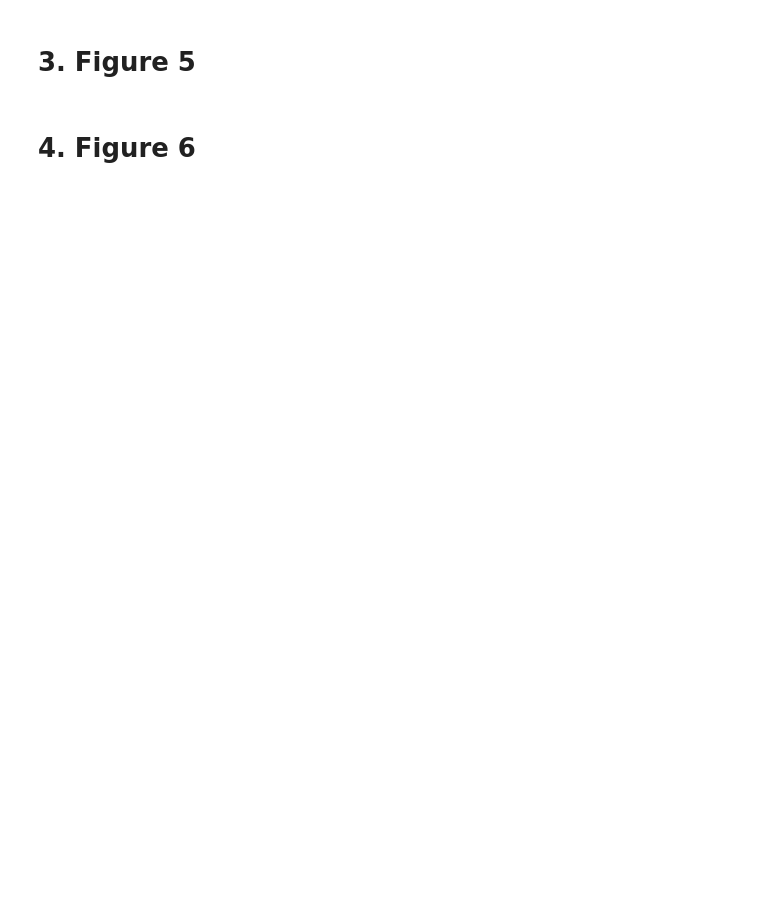
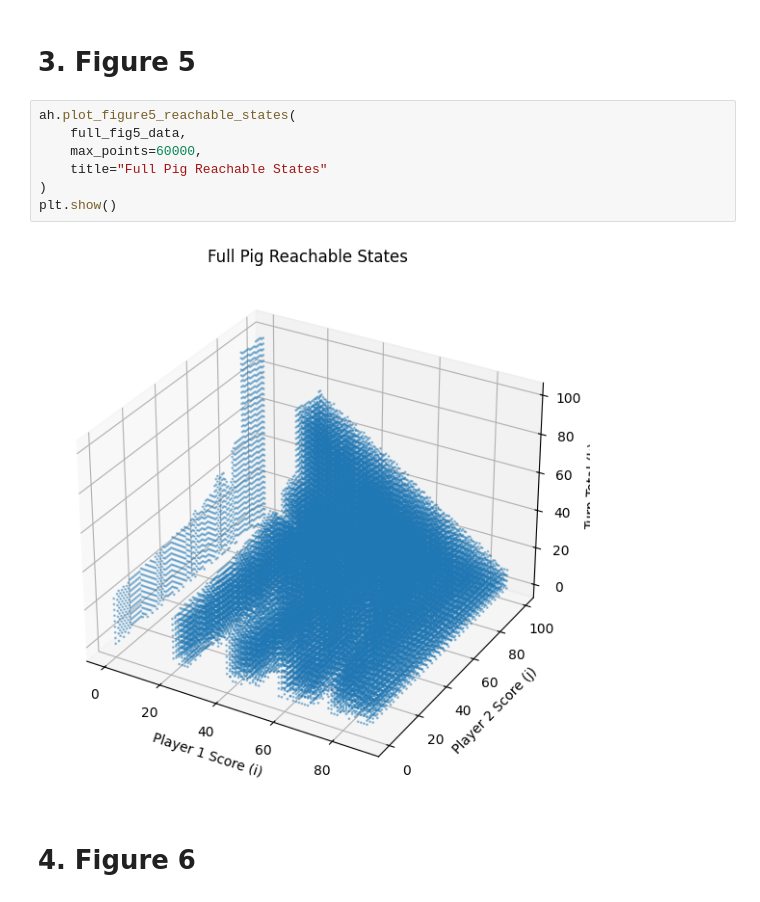
Before and after one commit to C-Rigby/Game_of_Pig_Assessment_3, a Jupyter notebook: Code/Pig_Figures.ipynb, the cells around one changed output. Cells and saved outputs as stored; diff of their text form; blank space fills up the shorter version.

```diff
--- a/Code/Pig_Figures.ipynb
+++ b/Code/Pig_Figures.ipynb
@@ -61,4 +155,13 @@ print("restricted_k:", restricted_k)
 # %% [markdown]
 # 3. Figure 5
+# %%
+ah.plot_figure5_reachable_states(
+    full_fig5_data,
+    max_points=60000,
+    title="Full Pig Reachable States"
+)
+plt.show()
+# %% [output]
+[figure, added]
 # %% [markdown]
 # 4. Figure 6
```
Also changed, not shown: parts of 8 cells of this notebook, 1 other file.
